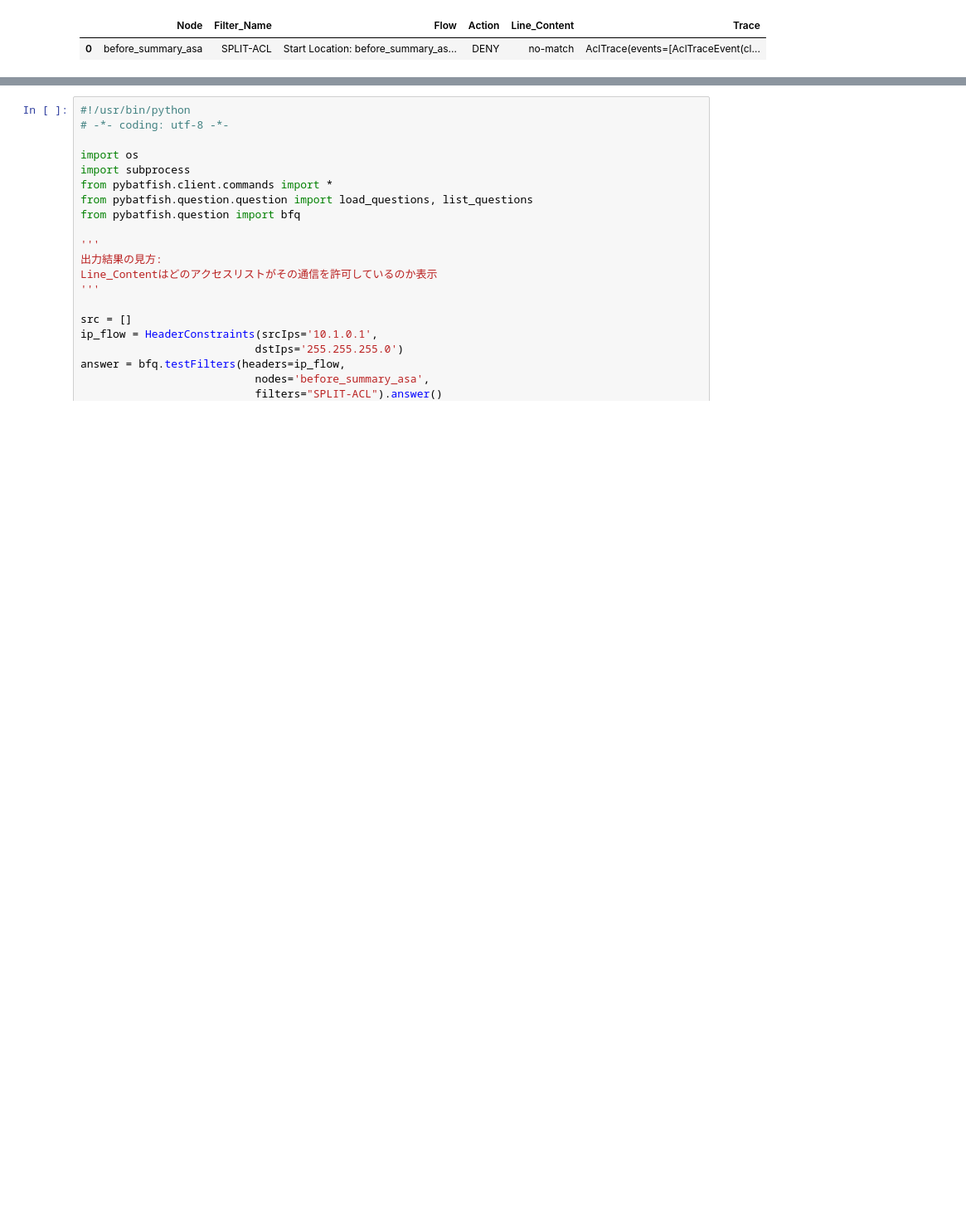
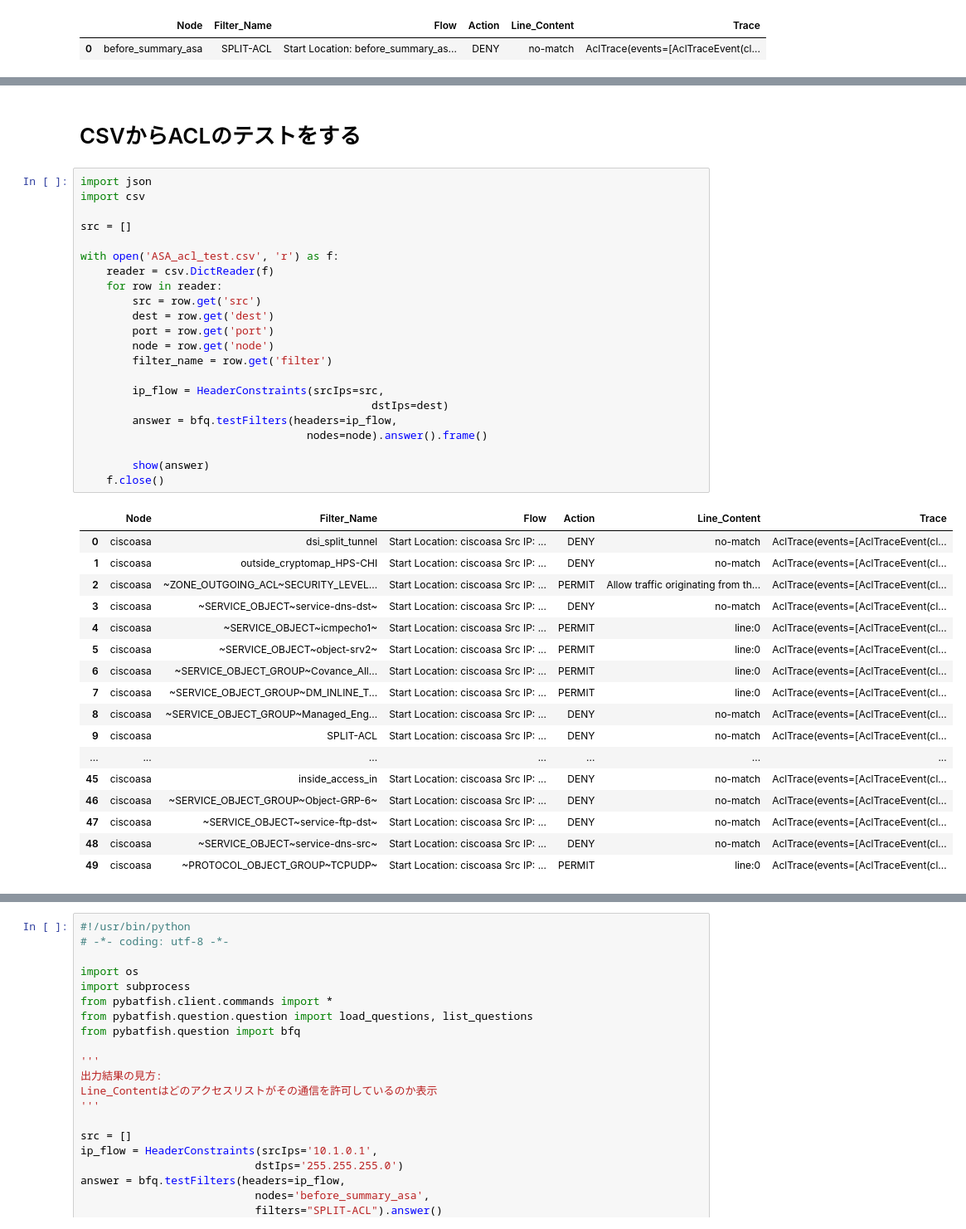
Before and after one commit to mahoutukaisali/batfish-firewall-ansible, a Jupyter notebook: Batfish/notebooks/ASA_ACL_test.ipynb, the cells around one changed output, grey strips where cells are left out. Shown at 83% size. Saved outputs shown, nothing was run; the diff lists cells and outputs as text; blank space fills up the shorter version.

```diff
--- a/Batfish/notebooks/ASA_ACL_test.ipynb
+++ b/Batfish/notebooks/ASA_ACL_test.ipynb
@@ -86,3 +91,45 @@ show(answer.frame())
 # %% [output]
 |  | Node | Filter_Name | Flow | Action | Line_Content | Trace |
 | 0 | after_summary_asa | SPLIT-ACL | Start Location: after_summary_asa... | DENY | no-match | AclTrace(events=[AclTraceEvent(cl... |
+# %% [markdown]
+<h1>CSVからACLのテストをする</h1>
+# %%
+import json
+import csv
+
+src = []
+
+with open('ASA_acl_test.csv', 'r') as f:
+    reader = csv.DictReader(f)
+    for row in reader:
+        src = row.get('src')
+        dest = row.get('dest')
+        port = row.get('port')
+        node = row.get('node')
+        filter_name = row.get('filter')
+
+        ip_flow = HeaderConstraints(srcIps=src,
+                                             dstIps=dest)
+        answer = bfq.testFilters(headers=ip_flow,
+                                   nodes=node).answer().frame()
+
+        show(answer)
+    f.close()
+# %% [output]
+|  | Node | Filter_Name | Flow | Action | Line_Content | Trace |
+| 0 | ciscoasa | dsi_split_tunnel | Start Location: ciscoasa Src IP: ... | DENY | no-match | AclTrace(events=[AclTraceEvent(cl... |
+| 1 | ciscoasa | outside_cryptomap_HPS-CHI | Start Location: ciscoasa Src IP: ... | DENY | no-match | AclTrace(events=[AclTraceEvent(cl... |
+| 2 | ciscoasa | ~ZONE_OUTGOING_ACL~SECURITY_LEVEL... | Start Location: ciscoasa Src IP: ... | PERMIT | Allow traffic originating from th... | AclTrace(events=[AclTraceEvent(cl... |
+| 3 | ciscoasa | ~SERVICE_OBJECT~service-dns-dst~ | Start Location: ciscoasa Src IP: ... | DENY | no-match | AclTrace(events=[AclTraceEvent(cl... |
+| 4 | ciscoasa | ~SERVICE_OBJECT~icmpecho1~ | Start Location: ciscoasa Src IP: ... | PERMIT | line:0 | AclTrace(events=[AclTraceEvent(cl... |
+| 5 | ciscoasa | ~SERVICE_OBJECT~object-srv2~ | Start Location: ciscoasa Src IP: ... | PERMIT | line:0 | AclTrace(events=[AclTraceEvent(cl... |
+| 6 | ciscoasa | ~SERVICE_OBJECT_GROUP~Covance_All... | Start Location: ciscoasa Src IP: ... | PERMIT | line:0 | AclTrace(events=[AclTraceEvent(cl... |
+| 7 | ciscoasa | ~SERVICE_OBJECT_GROUP~DM_INLINE_T... | Start Location: ciscoasa Src IP: ... | PERMIT | line:0 | AclTrace(events=[AclTraceEvent(cl... |
+| 8 | ciscoasa | ~SERVICE_OBJECT_GROUP~Managed_Eng... | Start Location: ciscoasa Src IP: ... | DENY | no-match | AclTrace(events=[AclTraceEvent(cl... |
+| 9 | ciscoasa | SPLIT-ACL | Start Location: ciscoasa Src IP: ... | DENY | no-match | AclTrace(events=[AclTraceEvent(cl... |
+| ... | ... | ... | ... | ... | ... | ... |
+| 45 | ciscoasa | inside_access_in | Start Location: ciscoasa Src IP: ... | DENY | no-match | AclTrace(events=[AclTraceEvent(cl... |
+| 46 | ciscoasa | ~SERVICE_OBJECT_GROUP~Object-GRP-6~ | Start Location: ciscoasa Src IP: ... | DENY | no-match | AclTrace(events=[AclTraceEvent(cl... |
+| 47 | ciscoasa | ~SERVICE_OBJECT~service-ftp-dst~ | Start Location: ciscoasa Src IP: ... | DENY | no-match | AclTrace(events=[AclTraceEvent(cl... |
+| 48 | ciscoasa | ~SERVICE_OBJECT~service-dns-src~ | Start Location: ciscoasa Src IP: ... | DENY | no-match | AclTrace(events=[AclTraceEvent(cl... |
+| 49 | ciscoasa | ~PROTOCOL_OBJECT_GROUP~TCPUDP~ | Start Location: ciscoasa Src IP: ... | PERMIT | line:0 | AclTrace(events=[AclTraceEvent(cl... |
```
Also changed, not shown: parts of 4 cells of this notebook, 14 other files.
